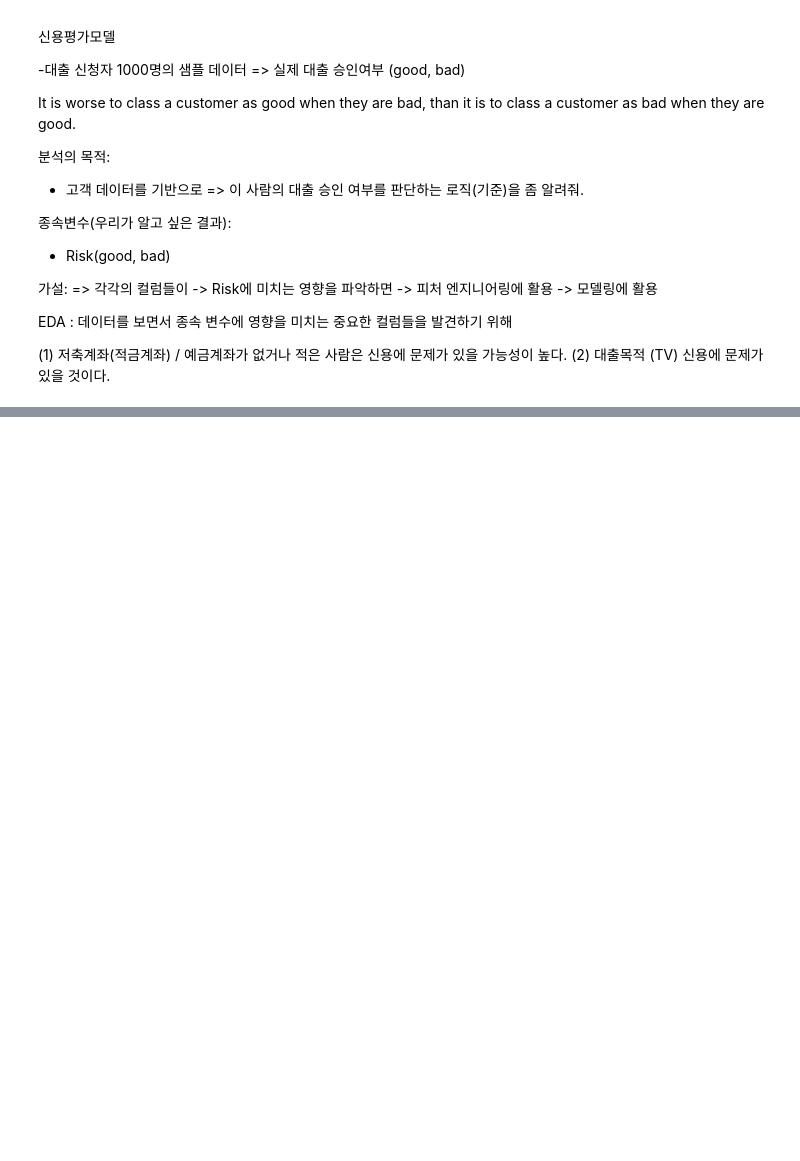
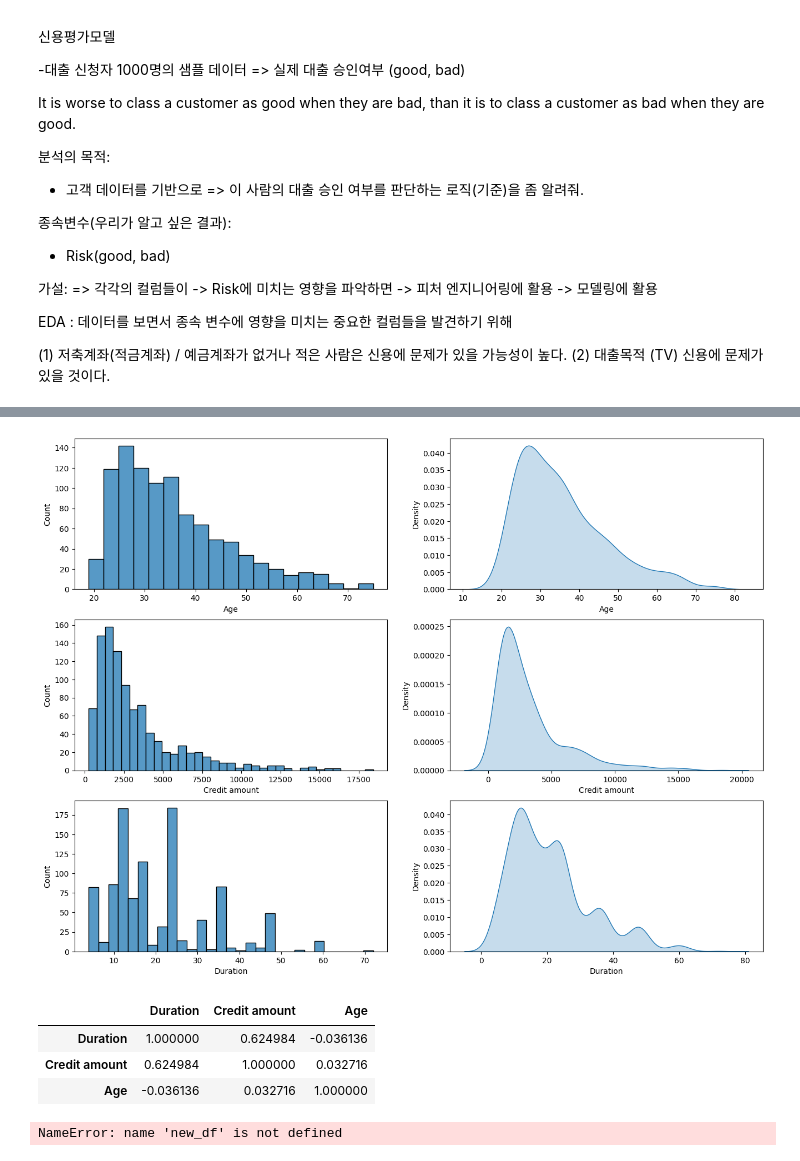
Before and after one commit to favorsyoon/python_advance, a Jupyter notebook: 04-27/german_credit.ipynb, the cells around one changed output, grey strips where cells are left out. Cells and saved outputs as stored; diff of their text form; code cells hidden in the pictures; blank space fills up the shorter version.

```diff
--- a/04-27/german_credit.ipynb
+++ b/04-27/german_credit.ipynb
@@ -60,0 +319,22 @@ import matplotlib.pyplot as plt #to plot some parameters in seaborn
+# %%
+import seaborn as sns
+import matplotlib.pyplot as plt
+
+fig, ax = plt.subplots(nrows=3, ncols=2, figsize=(16,12))
+category = ["Age", "Credit amount", "Duration"]
+
+count = 0
+for i in range(3):
+    sns.histplot(df[category[count]], ax=ax[i][0], kde=False)
+    sns.kdeplot(df[category[count]], ax=ax[i][1], fill=True)
+    count += 1
+# %% [output]
+[figure, added]
+# %%
+new_df = df[['Duration', 'Credit amount', 'Age']]
+new_df.corr(numeric_only=True)
+# %% [output]
+|  | Duration | Credit amount | Age |
+| Duration | 1.000000 | 0.624984 | -0.036136 |
+| Credit amount | 0.624984 | 1.000000 | 0.032716 |
+| Age | -0.036136 | 0.032716 | 1.000000 |
@@ -60,0 +347,4 @@ import matplotlib.pyplot as plt #to plot some parameters in seaborn
+# %%
+sns.jointplot(x='Duration', y='Credit amount', data=new_df, kind='reg')
+# %% [output]
+NameError: name 'new_df' is not defined
```
Also changed, not shown: parts of 28 cells of this notebook, 3 other files.
